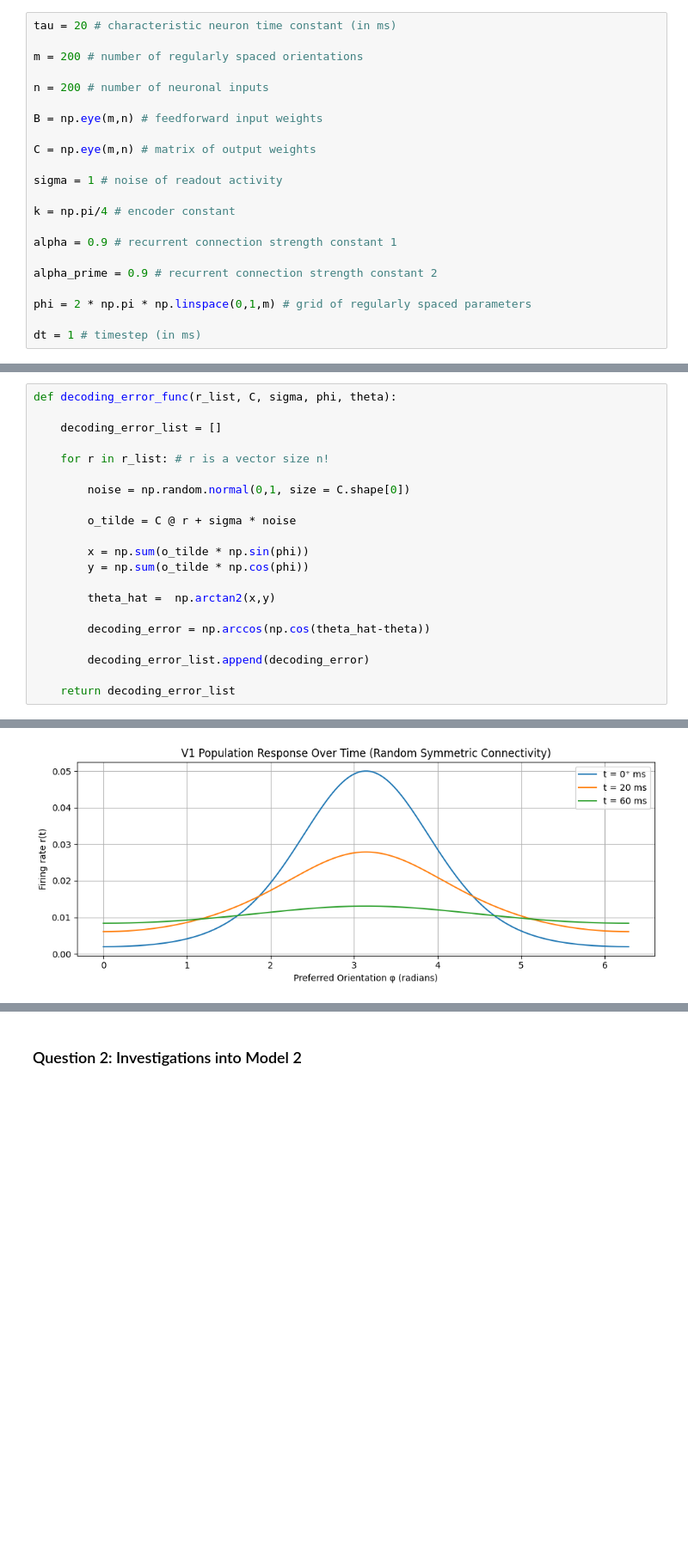
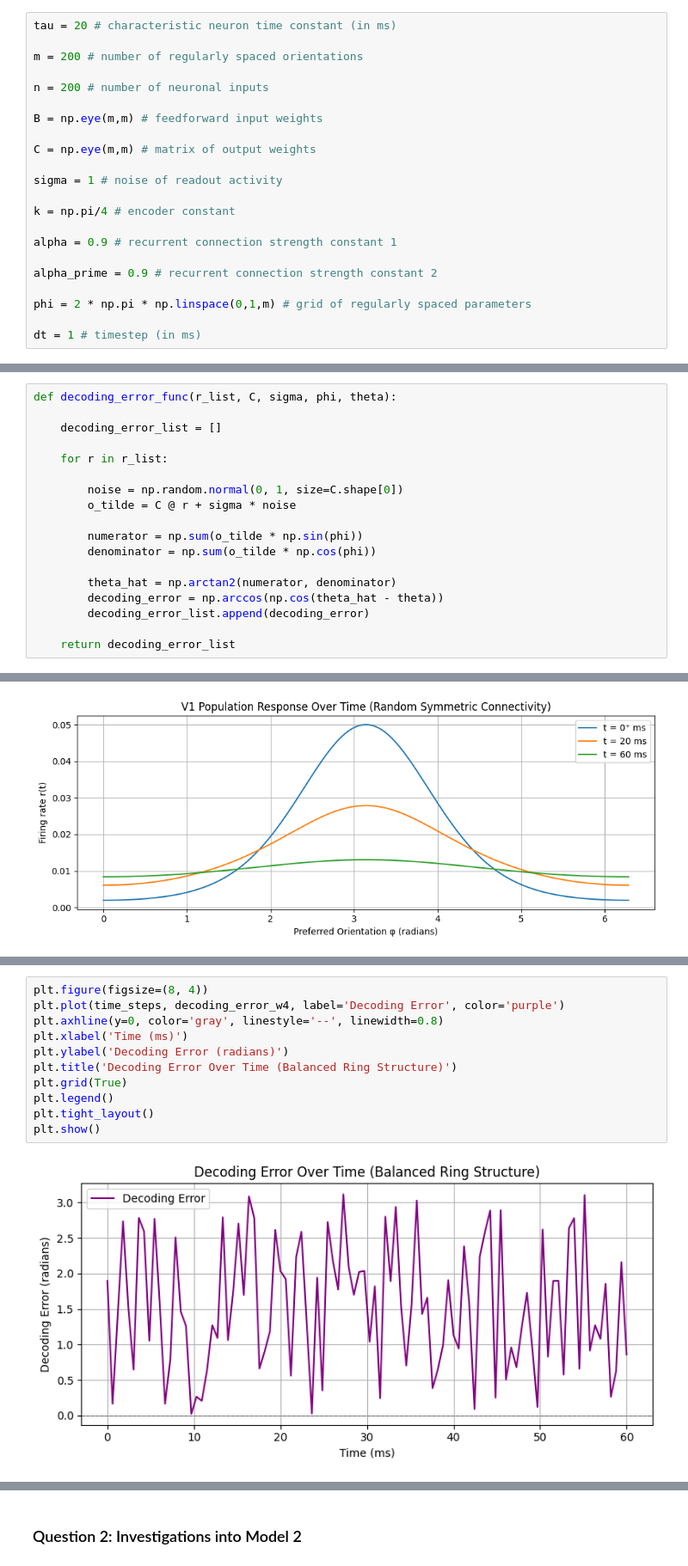
Before and after one commit to macaswalker/CompNeuroCam, a Jupyter notebook: Assignment 2/recurrent_neural_network_dynamics.ipynb, the cells around one changed output, grey strips where cells are left out. Shown at 86% size. Cells and saved outputs as stored; diff of their text form; blank space fills up the shorter version.

```diff
--- a/Assignment 2/recurrent_neural_network_dynamics.ipynb
+++ b/Assignment 2/recurrent_neural_network_dynamics.ipynb
@@ -22,9 +22,9 @@ m = 200 # number of regularly spaced orientations
 
 n = 200 # number of neuronal inputs
 
-B = np.eye(m,n) # feedforward input weights
+B = np.eye(m,m) # feedforward input weights
 
-C = np.eye(m,n) # matrix of output weights
+C = np.eye(m,m) # matrix of output weights
 
 sigma = 1 # noise of readout activity
 
@@ -125,19 +111,16 @@ def decoding_error_func(r_list, C, sigma, phi, theta):
 
     decoding_error_list = []
 
-    for r in r_list: # r is a vector size n!
+    for r in r_list:
 
-        noise = np.random.normal(0,1, size = C.shape[0])
-
+        noise = np.random.normal(0, 1, size=C.shape[0])
         o_tilde = C @ r + sigma * noise
 
-        x = np.sum(o_tilde * np.sin(phi))
-        y = np.sum(o_tilde * np.cos(phi))
+        numerator = np.sum(o_tilde * np.sin(phi))
+        denominator = np.sum(o_tilde * np.cos(phi))
 
-        theta_hat =  np.arctan2(x,y)
-
-        decoding_error = np.arccos(np.cos(theta_hat-theta))
-
+        theta_hat = np.arctan2(numerator, denominator)
+        decoding_error = np.arccos(np.cos(theta_hat - theta))
         decoding_error_list.append(decoding_error)
 
     return decoding_error_list
@@ -408,0 +450,13 @@ plt.show()
+# %%
+plt.figure(figsize=(8, 4))
+plt.plot(time_steps, decoding_error_w4, label='Decoding Error', color='purple')
+plt.axhline(y=0, color='gray', linestyle='--', linewidth=0.8)
+plt.xlabel('Time (ms)')
+plt.ylabel('Decoding Error (radians)')
+plt.title('Decoding Error Over Time (Balanced Ring Structure)')
+plt.grid(True)
+plt.legend()
+plt.tight_layout()
+plt.show()
+# %% [output]
+[figure, added]
```
Also changed, not shown: parts of 37 cells of this notebook, 8 other files.
